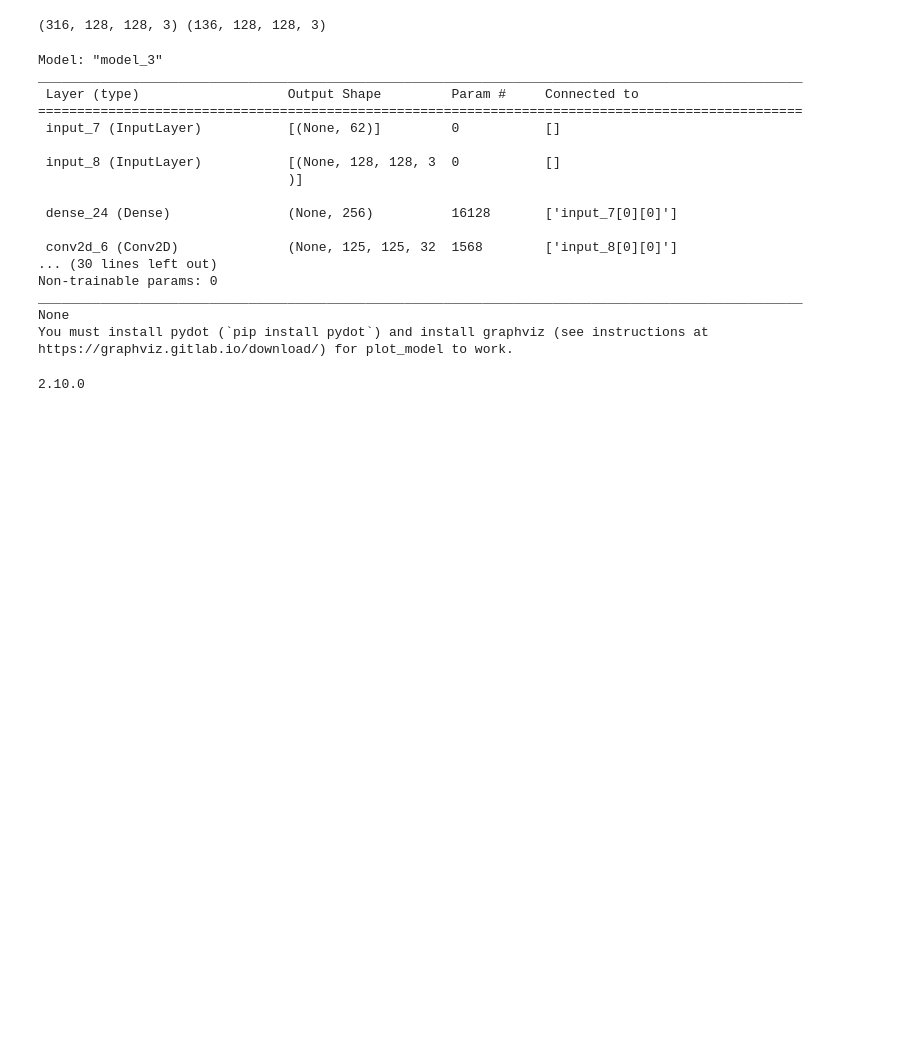
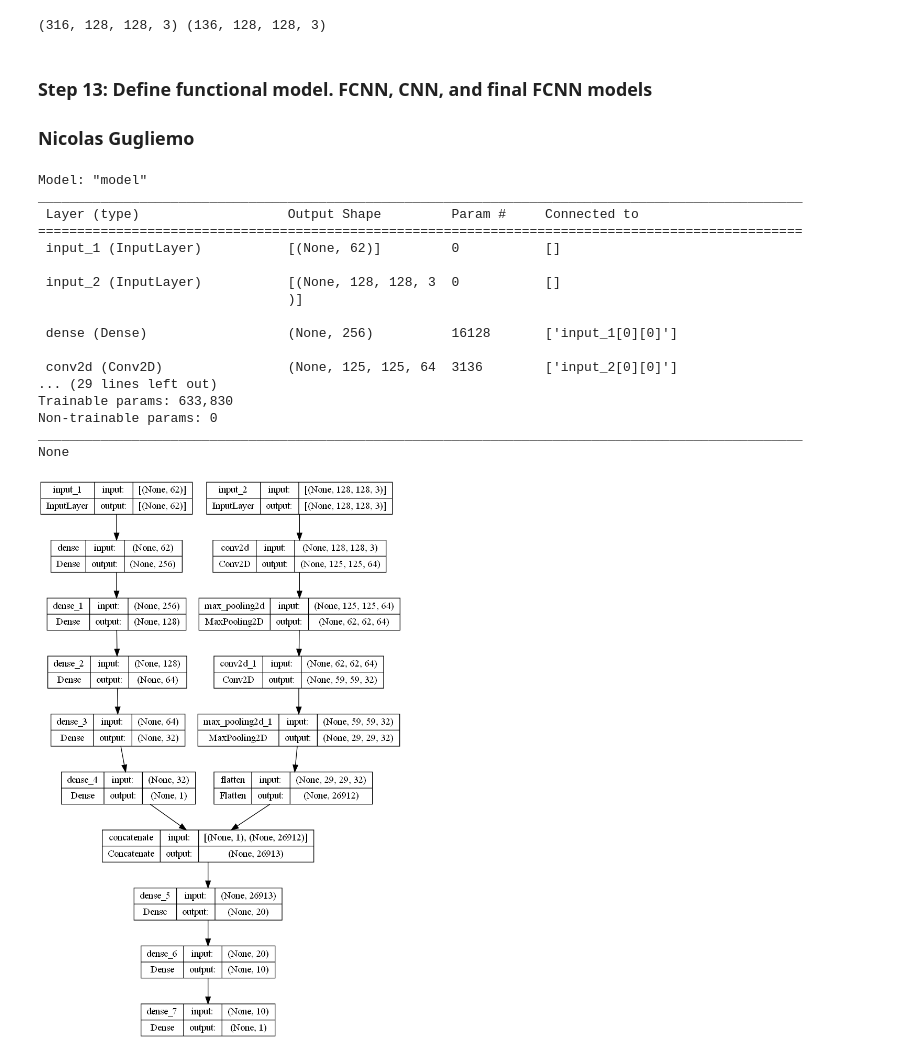
Before and after one commit to kyu2509/CSC180-Project-3, a Jupyter notebook: House Price Prediction.ipynb, the cells around one changed output. Drawn from its saved outputs; the diff is of its cells as text; code cells hidden in the pictures; blank space fills up the shorter version.

```diff
--- a/House Price Prediction.ipynb
+++ b/House Price Prediction.ipynb
@@ -417,23 +361,11 @@ img_train, img_test = train_test_split(img_arr, test_size=0.30, random_state=42)
 print(img_train.shape, img_test.shape)
 # %% [output]
 (316, 128, 128, 3) (136, 128, 128, 3)
+# %% [markdown]
+### Step 13: Define functional model. FCNN, CNN, and final FCNN models
+### Nicolas Gugliemo
 # %%
-import numpy as np
-from sklearn.model_selection import train_test_split
-from tensorflow.keras import layers, Model, Input
-from tensorflow.keras.optimizers import Adam
-import pandas as pd
-from tensorflow.keras.utils import plot_model
-from tensorflow.keras.layers import Conv2D, MaxPooling2D, Flatten
-from tensorflow.keras.layers import Input, LSTM, Embedding, Dense
-from tensorflow.keras.models import Model, Sequential
-from tensorflow.keras.layers import concatenate
-from keras.models import Sequential
-import cv2
-from keras.preprocessing import sequence
-from keras.models import Sequential
-from tensorflow.keras.models import Model
-from tensorflow.keras.layers import Input, Dense, Conv2D, MaxPooling2D, Flatten, concatenate
+
 #FCNN for text table
 input_dim = x_train.shape[1]
 fcnn_input = Input(shape=(input_dim,))
@@ -445,46 +377,45 @@ fcnn_output = Dense(1, activation="relu")(fcnn_hidden4)
 
 #CNN for pic table
 cnn_input = Input(shape=(128, 128, 3))
-cnn_conv1 = Conv2D(32, kernel_size=4, activation='relu')(cnn_input)
+cnn_conv1 = Conv2D(64, kernel_size=4, activation='relu')(cnn_input)
 cnn_pool1 = MaxPooling2D(pool_size=(2, 2))(cnn_conv1)
-cnn_conv2 = Conv2D(16, kernel_size=4, activation='relu')(cnn_pool1)
+cnn_conv2 = Conv2D(32, kernel_size=4, activation='relu')(cnn_pool1)
 cnn_pool2 = MaxPooling2D(pool_size=(2, 2))(cnn_conv2)
 cnn_flat = Flatten()(cnn_pool2)
 
 # merge input models
 combined = concatenate([fcnn_output, cnn_flat])
 
 #Interpret Model after concat
 hidden1 = Dense(20, activation='relu')(combined)
+#hidden1 = Dropout(0.2)(hidden1)
 hidden2 = Dense(10, activation='relu')(hidden1)
+#hidden2 = Dropout(0.2)(hidden2)
 final_output = Dense(1, activation='relu')(hidden2)
 
 model = Model(inputs=[fcnn_input, cnn_input], outputs=final_output)
+
 # summarize layers
 print(model.summary())
 
 # plot model
 plot_model(model,show_shapes=True)
 # %% [output]
-Model: "model_3"
+Model: "model"
 __________________________________________________________________________________________________
  Layer (type)                   Output Shape         Param #     Connected to
 ==================================================================================================
- input_7 (InputLayer)           [(None, 62)]         0           []
+ input_1 (InputLayer)           [(None, 62)]         0           []
 
- input_8 (InputLayer)           [(None, 128, 128, 3  0           []
+ input_2 (InputLayer)           [(None, 128, 128, 3  0           []
                                 )]
 
- dense_24 (Dense)               (None, 256)          16128       ['input_7[0][0]']
+ dense (Dense)                  (None, 256)          16128       ['input_1[0][0]']
 
- conv2d_6 (Conv2D)              (None, 125, 125, 32  1568        ['input_8[0][0]']
-... (30 lines left out)
+ conv2d (Conv2D)                (None, 125, 125, 64  3136        ['input_2[0][0]']
+... (29 lines left out)
+Trainable params: 633,830
 Non-trainable params: 0
 __________________________________________________________________________________________________
 None
-You must install pydot (`pip install pydot`) and install graphviz (see instructions at https://graphviz.gitlab.io/download/) for plot_model to work.
+[figure, added]
-# %%
-import tensorflow as tf
-print(tf.__version__)
-# %% [output]
-2.10.0
```
Also changed, not shown: parts of 44 cells of this notebook, 2 other files.
